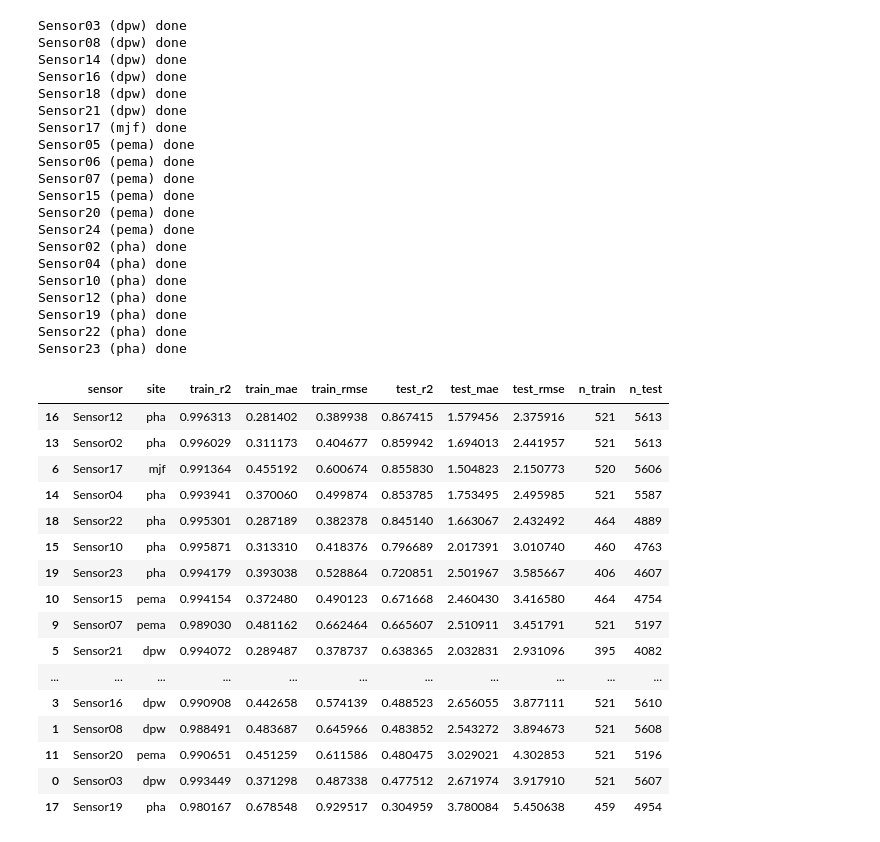
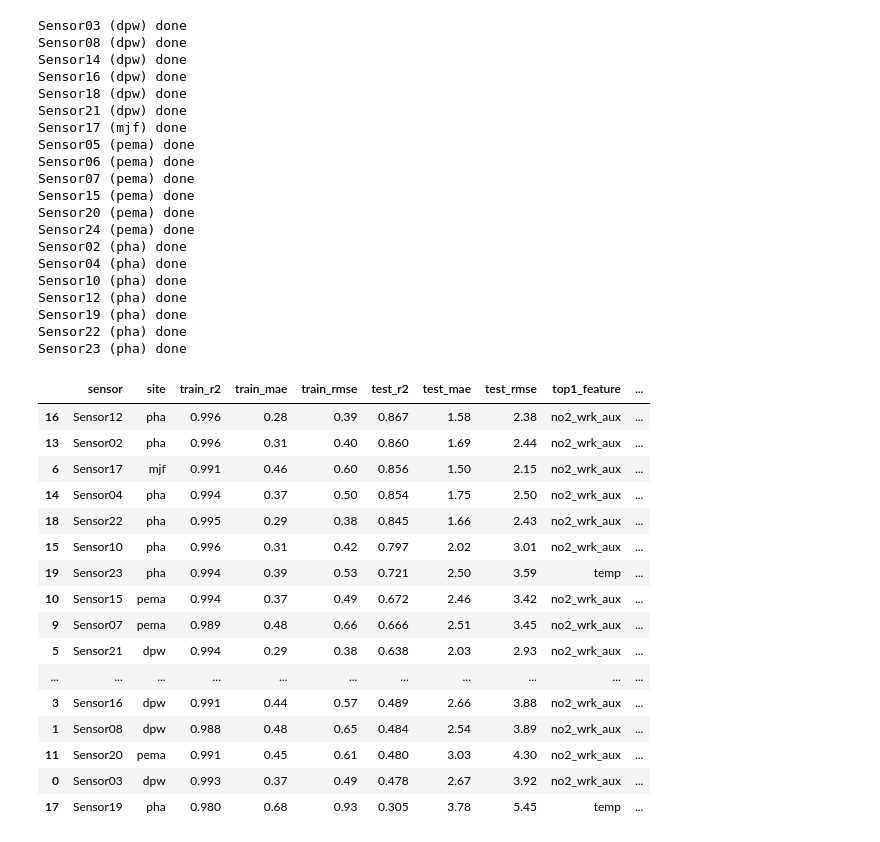
Before and after one commit to jacklardner/no2-o3-calibration, a Jupyter notebook: no2 NC dpp models.ipynb, the cells around one changed output. Drawn from its saved outputs; the diff is of its cells as text; code cells hidden in the pictures.

```diff
--- a/no2 NC dpp models.ipynb
+++ b/no2 NC dpp models.ipynb
@@ -49,6 +51,7 @@ sensor_to_site = {
 }
 
 results = []
+prediction_dfs = []
 
 data_dir = "ML ready NC dpp no2 datasets"
 
@@ -83,8 +86,28 @@ for sensor, site in sensor_to_site.items():
 
     model.fit(X_train, y_train)
 
+    importance = pd.DataFrame({
+        "feature": X_train.columns,
+        "importance": model.feature_importances_
+    })
+
+    importance = importance.sort_values("importance", ascending=False)
+
+    top1_feature = importance.iloc[0]["feature"]
+    top1_importance = importance.iloc[0]["importance"]
+
+    top2_feature = importance.iloc[1]["feature"]
+    top2_importance = importance.iloc[1]["importance"]
+
     y_train_pred = model.predict(X_train)
     y_test_pred = model.predict(X_test)
+
+    pred_df = pd.DataFrame({
+        "datetime_utc": test_df["datetime_utc"],
+        sensor: y_test_pred
+    })
+
+    prediction_dfs.append(pred_df)
 
     train_r2 = r2_score(y_train, y_train_pred)
     train_mae = mean_absolute_error(y_train, y_train_pred)
@@ -106,52 +129,69 @@ for sensor, site in sensor_to_site.items():
         "test_mae": test_mae,
         "test_rmse": test_rmse,
 
+        "top1_feature": top1_feature,
+        "top1_importance": top1_importance,
+
+        "top2_feature": top2_feature,
+        "top2_importance": top2_importance,
+
         "n_train": len(train_df),
         "n_test": len(test_df)
     })
 
     print(f"{sensor} ({site}) done")
 
 results_df = pd.DataFrame(results)
 
-results_df_sorted = results_df.sort_values("test_r2", ascending=False)
+results_df = results_df.round({
+    "train_r2": 3,
+    "test_r2": 3,
+    "train_mae": 2,
+    "test_mae": 2,
+    "train_rmse": 2,
+    "test_rmse": 2,
+    "top1_importance": 3,
+    "top2_importance": 3
+})
 
-results_df_sorted
+results_df = results_df.sort_values("test_r2", ascending=False)
+
+results_df
 # %% [output]
 Sensor03 (dpw) done
 Sensor08 (dpw) done
 Sensor14 (dpw) done
 Sensor16 (dpw) done
 Sensor18 (dpw) done
 Sensor21 (dpw) done
 Sensor17 (mjf) done
 Sensor05 (pema) done
 Sensor06 (pema) done
 Sensor07 (pema) done
 Sensor15 (pema) done
 Sensor20 (pema) done
 Sensor24 (pema) done
 Sensor02 (pha) done
 Sensor04 (pha) done
 Sensor10 (pha) done
 Sensor12 (pha) done
 Sensor19 (pha) done
 Sensor22 (pha) done
 Sensor23 (pha) done
-|  | sensor | site | train_r2 | train_mae | train_rmse | test_r2 | test_mae | test_rmse | n_train | n_test |
-| 16 | Sensor12 | pha | 0.996313 | 0.281402 | 0.389938 | 0.867415 | 1.579456 | 2.375916 | 521 | 5613 |
-| 13 | Sensor02 | pha | 0.996029 | 0.311173 | 0.404677 | 0.859942 | 1.694013 | 2.441957 | 521 | 5613 |
-| 6 | Sensor17 | mjf | 0.991364 | 0.455192 | 0.600674 | 0.855830 | 1.504823 | 2.150773 | 520 | 5606 |
-| 14 | Sensor04 | pha | 0.993941 | 0.370060 | 0.499874 | 0.853785 | 1.753495 | 2.495985 | 521 | 5587 |
-| 18 | Sensor22 | pha | 0.995301 | 0.287189 | 0.382378 | 0.845140 | 1.663067 | 2.432492 | 464 | 4889 |
-| 15 | Sensor10 | pha | 0.995871 | 0.313310 | 0.418376 | 0.796689 | 2.017391 | 3.010740 | 460 | 4763 |
-| 19 | Sensor23 | pha | 0.994179 | 0.393038 | 0.528864 | 0.720851 | 2.501967 | 3.585667 | 406 | 4607 |
-| 10 | Sensor15 | pema | 0.994154 | 0.372480 | 0.490123 | 0.671668 | 2.460430 | 3.416580 | 464 | 4754 |
-| 9 | Sensor07 | pema | 0.989030 | 0.481162 | 0.662464 | 0.665607 | 2.510911 | 3.451791 | 521 | 5197 |
-| 5 | Sensor21 | dpw | 0.994072 | 0.289487 | 0.378737 | 0.638365 | 2.032831 | 2.931096 | 395 | 4082 |
+|  | sensor | site | train_r2 | train_mae | train_rmse | test_r2 | test_mae | test_rmse | top1_feature | ... |
+| 16 | Sensor12 | pha | 0.996 | 0.28 | 0.39 | 0.867 | 1.58 | 2.38 | no2_wrk_aux | ... |
+| 13 | Sensor02 | pha | 0.996 | 0.31 | 0.40 | 0.860 | 1.69 | 2.44 | no2_wrk_aux | ... |
+| 6 | Sensor17 | mjf | 0.991 | 0.46 | 0.60 | 0.856 | 1.50 | 2.15 | no2_wrk_aux | ... |
+| 14 | Sensor04 | pha | 0.994 | 0.37 | 0.50 | 0.854 | 1.75 | 2.50 | no2_wrk_aux | ... |
+| 18 | Sensor22 | pha | 0.995 | 0.29 | 0.38 | 0.845 | 1.66 | 2.43 | no2_wrk_aux | ... |
+| 15 | Sensor10 | pha | 0.996 | 0.31 | 0.42 | 0.797 | 2.02 | 3.01 | no2_wrk_aux | ... |
+| 19 | Sensor23 | pha | 0.994 | 0.39 | 0.53 | 0.721 | 2.50 | 3.59 | temp | ... |
+| 10 | Sensor15 | pema | 0.994 | 0.37 | 0.49 | 0.672 | 2.46 | 3.42 | no2_wrk_aux | ... |
+| 9 | Sensor07 | pema | 0.989 | 0.48 | 0.66 | 0.666 | 2.51 | 3.45 | no2_wrk_aux | ... |
+| 5 | Sensor21 | dpw | 0.994 | 0.29 | 0.38 | 0.638 | 2.03 | 2.93 | no2_wrk_aux | ... |
 | ... | ... | ... | ... | ... | ... | ... | ... | ... | ... | ... |
-| 3 | Sensor16 | dpw | 0.990908 | 0.442658 | 0.574139 | 0.488523 | 2.656055 | 3.877111 | 521 | 5610 |
-| 1 | Sensor08 | dpw | 0.988491 | 0.483687 | 0.645966 | 0.483852 | 2.543272 | 3.894673 | 521 | 5608 |
-| 11 | Sensor20 | pema | 0.990651 | 0.451259 | 0.611586 | 0.480475 | 3.029021 | 4.302853 | 521 | 5196 |
-| 0 | Sensor03 | dpw | 0.993449 | 0.371298 | 0.487338 | 0.477512 | 2.671974 | 3.917910 | 521 | 5607 |
-| 17 | Sensor19 | pha | 0.980167 | 0.678548 | 0.929517 | 0.304959 | 3.780084 | 5.450638 | 459 | 4954 |
+| 3 | Sensor16 | dpw | 0.991 | 0.44 | 0.57 | 0.489 | 2.66 | 3.88 | no2_wrk_aux | ... |
+| 1 | Sensor08 | dpw | 0.988 | 0.48 | 0.65 | 0.484 | 2.54 | 3.89 | no2_wrk_aux | ... |
+| 11 | Sensor20 | pema | 0.991 | 0.45 | 0.61 | 0.480 | 3.03 | 4.30 | no2_wrk_aux | ... |
+| 0 | Sensor03 | dpw | 0.993 | 0.37 | 0.49 | 0.478 | 2.67 | 3.92 | no2_wrk_aux | ... |
+| 17 | Sensor19 | pha | 0.980 | 0.68 | 0.93 | 0.305 | 3.78 | 5.45 | temp | ... |
```
Also changed, not shown: parts of 3 cells of this notebook, 4 other files.
